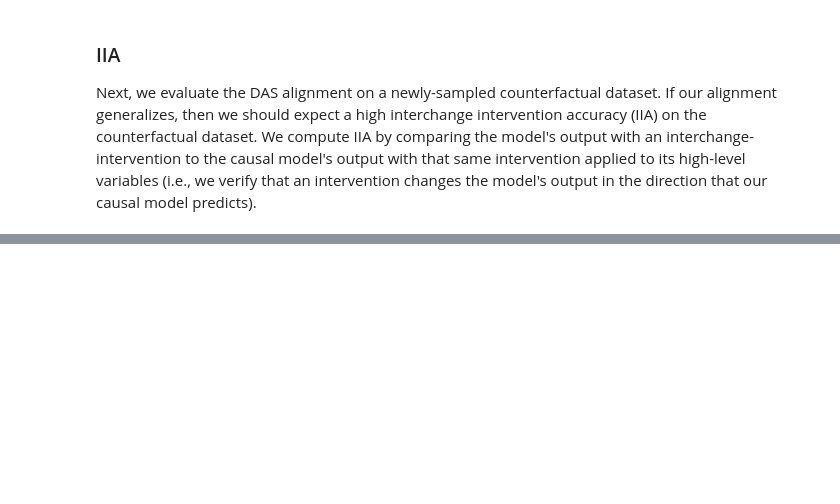
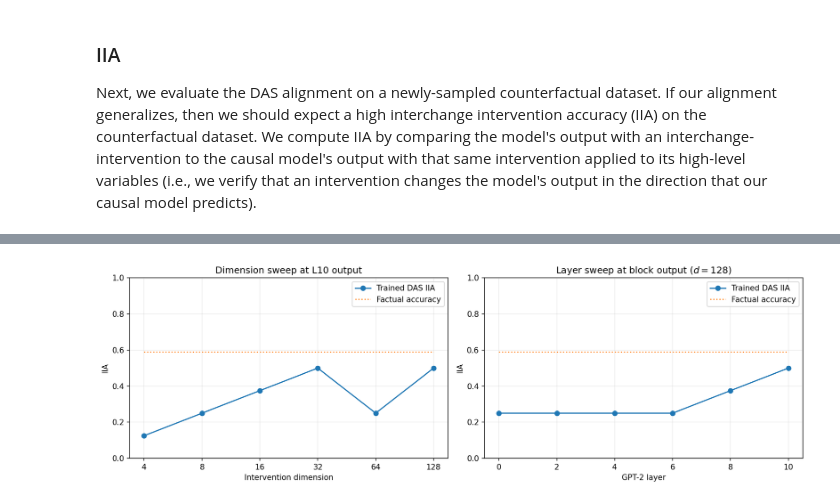
Before and after one commit to watiss/pyvene, a Jupyter notebook: tutorials/advanced_tutorials/MQNLI.ipynb, the cells around one changed output, grey strips where cells are left out. Cells and saved outputs as stored; diff of their text form; code cells hidden in the pictures; blank space fills up the shorter version.

```diff
--- a/tutorials/advanced_tutorials/MQNLI.ipynb
+++ b/tutorials/advanced_tutorials/MQNLI.ipynb
@@ -580,0 +670,89 @@ for i in [0, 4, 6, 8, 10]:
+# %%
+import numpy as np
+import matplotlib.pyplot as plt
+
+# counterfactual_accuracy = {'0_128': 0.25,
+#   '2_128': 0.25,
+#   '4_128': 0.25,
+#   '6_128': 0.25,
+#   '8_128': 0.375,
+#   '10_128': 0.5,
+#   '10_4': 0.125,
+#   '10_8': 0.25,
+#   '10_16': 0.375,
+#   '10_32': 0.5,
+#   '10_64': 0.25,
+# }
+
+# factual_accuracy = {'0_128': 0.59,
+#   '2_128': 0.59,
+#   '4_128': 0.59,
+#   '6_128': 0.59,
+#   '8_128': 0.59,
+#   '10_128': 0.59,
+#   '10_4': 0.59,
+#   '10_8': 0.59,
+#   '10_16': 0.59,
+#   '10_32': 0.59,
+#   '10_64': 0.59,
+# }
+
+def val(d, k):
+    return np.nan if d[k] is None else d[k]
+
+fig, axes = plt.subplots(1, 2, figsize=(13, 4.2), dpi=150)
+
+# left: dimension sweep at layer 10
+dims = [4, 8, 16, 32, 64, 128]
+dim_keys = [f"10_{d}" for d in dims]
+
+axes[0].plot(
+    dims,
+    [val(counterfactual_accuracy, k) for k in dim_keys],
+    marker="o",
+    label="Trained DAS IIA",
+)
+axes[0].plot(
+    dims,
+    [val(factual_accuracy, k) for k in dim_keys],
+    linestyle=":",
+    label="Factual accuracy",
+)
+axes[0].set_title("Dimension sweep at L10 output")
+axes[0].set_xlabel("Intervention dimension")
+axes[0].set_ylabel("IIA")
+axes[0].set_xscale("log", base=2)
+axes[0].set_xticks(dims)
+axes[0].set_xticklabels(dims)
+axes[0].set_ylim(0, 1)
+axes[0].grid(alpha=0.25)
+axes[0].legend()
+
+# right: layer sweep at dimension 128
+layers = [0, 2, 4, 6, 8, 10]
+layer_keys = [f"{l}_128" for l in layers]
+
+axes[1].plot(
+    layers,
+    [val(counterfactual_accuracy, k) for k in layer_keys],
+    marker="o",
+    label="Trained DAS IIA",
+)
+axes[1].plot(
+    layers,
+    [val(factual_accuracy, k) for k in layer_keys],
+    linestyle=":",
+    label="Factual accuracy",
+)
+axes[1].set_title("Layer sweep at block output ($d=128$)")
+axes[1].set_xlabel("GPT-2 layer")
+axes[1].set_ylabel("Accuracy / IIA")
+axes[1].set_xticks(layers)
+axes[1].set_ylim(0, 1)
+axes[1].grid(alpha=0.25)
+axes[1].legend()
+
+plt.tight_layout()
+plt.show()
+# %% [output]
+[figure, added]
```
Also changed, not shown: parts of 14 cells of this notebook, 13 other files.
